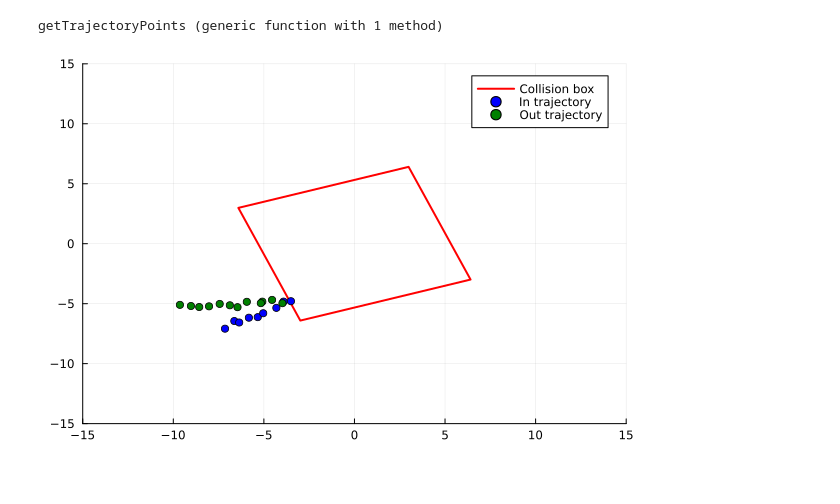
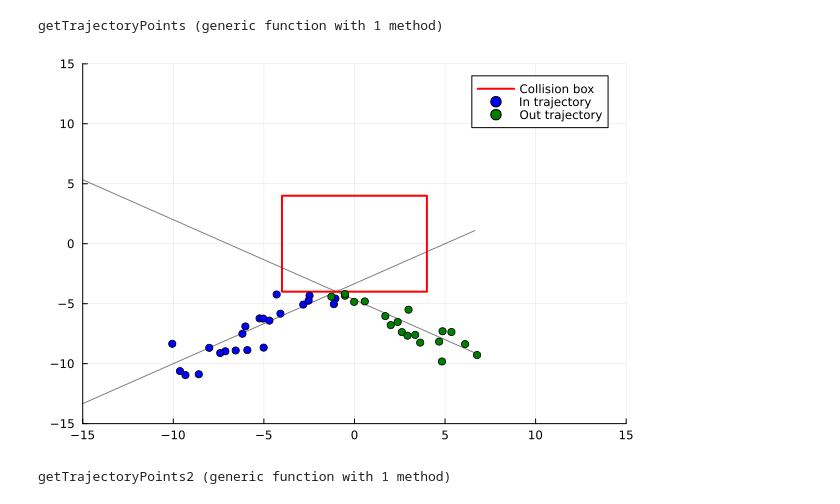
Before and after one commit to lianexu/9.66-Final-Project, a Jupyter notebook: MyProject/src/PhysicsSim2.ipynb, the cells around one changed output. Drawn from its saved outputs; the diff is of its cells as text; code cells hidden in the pictures.

```diff
--- a/MyProject/src/PhysicsSim2.ipynb
+++ b/MyProject/src/PhysicsSim2.ipynb
@@ -189,14 +213,22 @@ end;
 # %%
-function render_trace(trace, box, i_in_count, i_out_count; show_data=true)
-
-    # Pull out xs from the trace
+function render_trace(trace, box; show_data=true)
+    # Pull out ts from the trace
     O_in, V_in, t_out, O_out, V_out, ts, jitter_x, jitter_y = get_args(trace)
 
     # Pull out the return value, useful for plotting
-    y = get_retval(trace)
+    y_in, y_out, i_in_count, i_out_count = get_retval(trace)
 
     fig = plot(color="black", label=nothing,
                 xlim=(-15, 15), ylim=(-15, 15))
+
+    test_xs = collect(range(-20, stop=20, length=1000))
+    # fig = plot(test_xs, map(y_in, test_xs), color="black", alpha=0.5, label=nothing,
+    #              xlim=(-15, 15), ylim=(-15, 15))
+    plot!(map(x -> x[1],map(y_in, test_xs)), map(x -> x[2],map(y_in, test_xs)), color="black", alpha=0.5, label=nothing)
+    plot!(map(x -> x[1],map(y_out, test_xs)), map(x -> x[2],map(y_out, test_xs)), color="black", alpha=0.5, label=nothing)
+
+    # map(x -> x[1],map(y_in, test_xs))
+
 
     # plot the box
     A = box[5]
@@ -238,20 +317,20 @@ end
 # %% [output]
 getTrajectoryPoints (generic function with 1 method)
 # %%
-scale = 5
-theta =  20 * 0.0174533 # degrees to radians
+scale = 4
+theta =  0 * 0.0174533 # degrees to radians
 box = makeBox(theta,scale)
-O_in = [-7.0;-7.0]
+O_in = [-10.0;-10.0]
 V_in = normalize([3.0,2.0])
 O_out, V_out, t_out = getOutTrajectory(box, scale, O_in, V_in)
 
-ts = [0:0.5:10;]
-jitter_x = 0.15
-jitter_y = 0.15
-y, i_in_count, i_out_count = line_model(O_in, V_in, t_out, O_out, V_out, ts, jitter_x, jitter_y)
+ts = [0:0.5:20;]
+jitter_x = 0.75
+jitter_y = 0.75
+y_in, y_out, i_in_count, i_out_count = line_model(O_in, V_in, t_out, O_out, V_out, ts, jitter_x, jitter_y)
 trace = Gen.simulate(line_model, (O_in, V_in, t_out, O_out, V_out, ts, jitter_x, jitter_y));
 choices = Gen.get_choices(trace);
 in_traj, out_traj, all_traj = getTrajectoryPoints(trace, i_in_count, i_out_count) # get can just the in-points, the out-points, or all points in trajectory
-render_trace(trace, box, i_in_count, i_out_count)
+render_trace(trace, box)
 # %% [output]
-[figure, old version]
+[figure, new version]
@@ -257,0 +369,13 @@ render_trace(trace, box, i_in_count, i_out_count)
+# %%
+function getTrajectoryPoints2(trace, i_in_count, i_out_count)
+    in_traj = [(trace[(:x, i)],trace[(:y, i)])  for i=1:i_in_count] # in-trajectory
+    out_traj = []
+    if i_out_count >= 0
+        out_traj = [(trace[(:x, i)],trace[(:y, i)]) for i=i_in_count:i_in_count+i_out_count] #out-trajectory
+    end
+    all_traj = vcat(in_traj, out_traj) # all trajectory
+
+    return in_traj, out_traj, all_traj
+end
+# %% [output]
+getTrajectoryPoints2 (generic function with 1 method)
```
Also changed, not shown: parts of 14 cells of this notebook.
